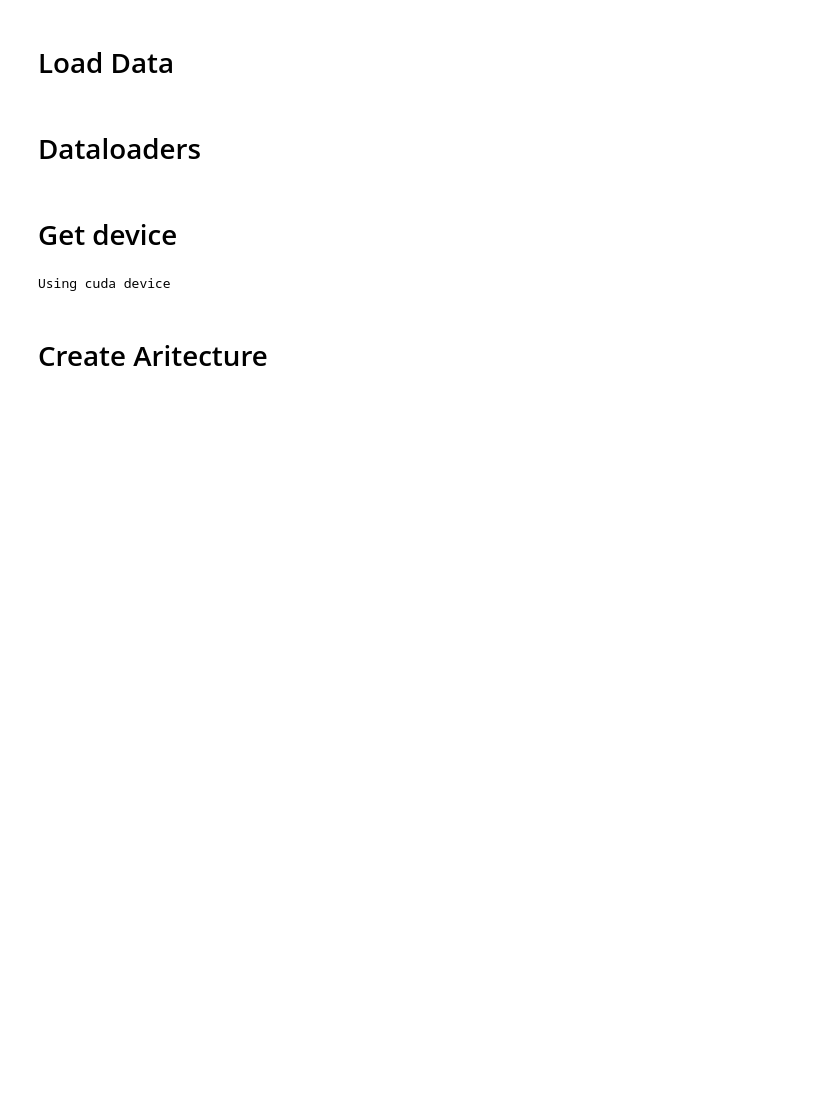
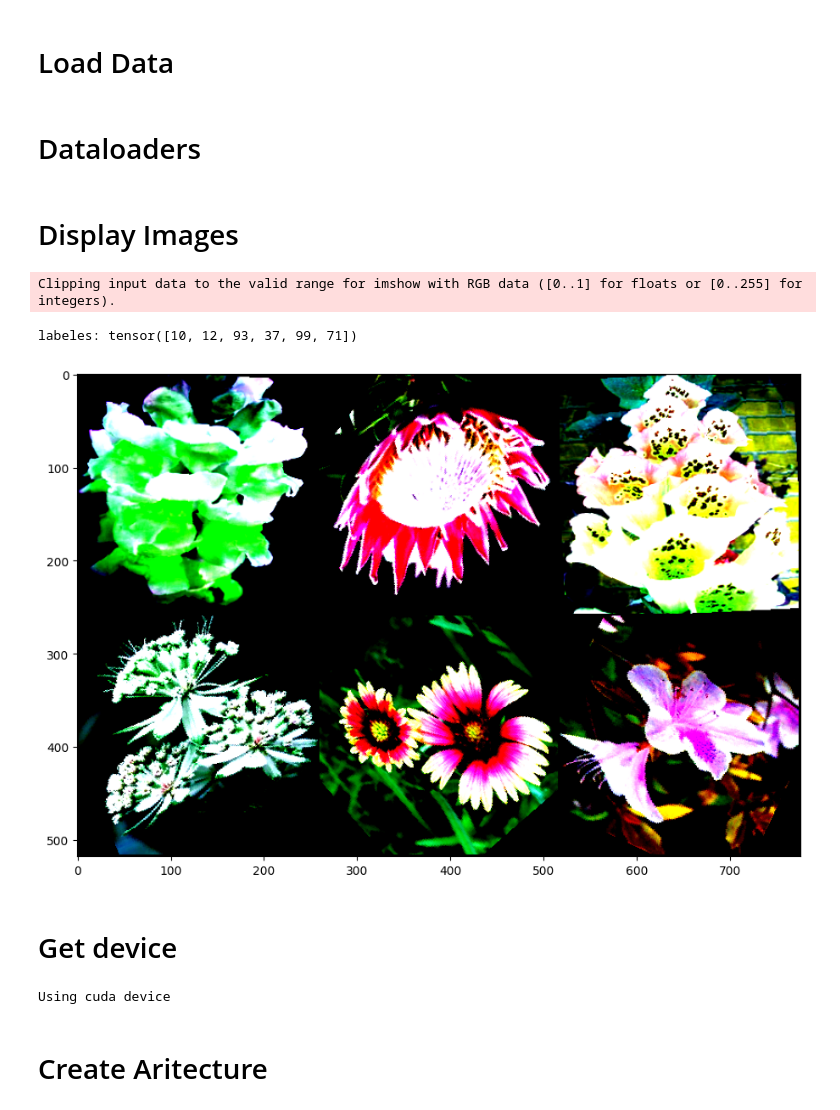
Before and after one commit to Atomix77/IMLO-IP, a Jupyter notebook: IMLO_Project.ipynb, the cells around one changed output. Saved outputs shown, nothing was run; the diff lists cells and outputs as text; code cells hidden in the pictures; blank space fills up the shorter version.

```diff
--- a/IMLO_Project.ipynb
+++ b/IMLO_Project.ipynb
@@ -68,3 +68,20 @@ testDataloader = DataLoader(testData, batchSize, shuffle = False, num_workers =
+# %% [markdown]
+# Display Images
+# %%
+def displayImages(dataset):
+    loader = DataLoader(dataset, batch_size=6, shuffle=True)
+    batch = next(iter(loader))
+    images, labels = batch
+    grid = make_grid(images, nrow=3)
+    plt.figure(figsize=(11,11))
+    plt.imshow(np.transpose(grid, (1,2,0)))
+    print('labeles:', labels)
+
+displayImages(trainingData)
+# %% [output]
+Clipping input data to the valid range for imshow with RGB data ([0..1] for floats or [0..255] for integers).
+labeles: tensor([10, 12, 93, 37, 99, 71])
+[figure, added]
 # %% [markdown]
 # Get device
 # %%
```
Also changed, not shown: parts of 9 cells of this notebook.
